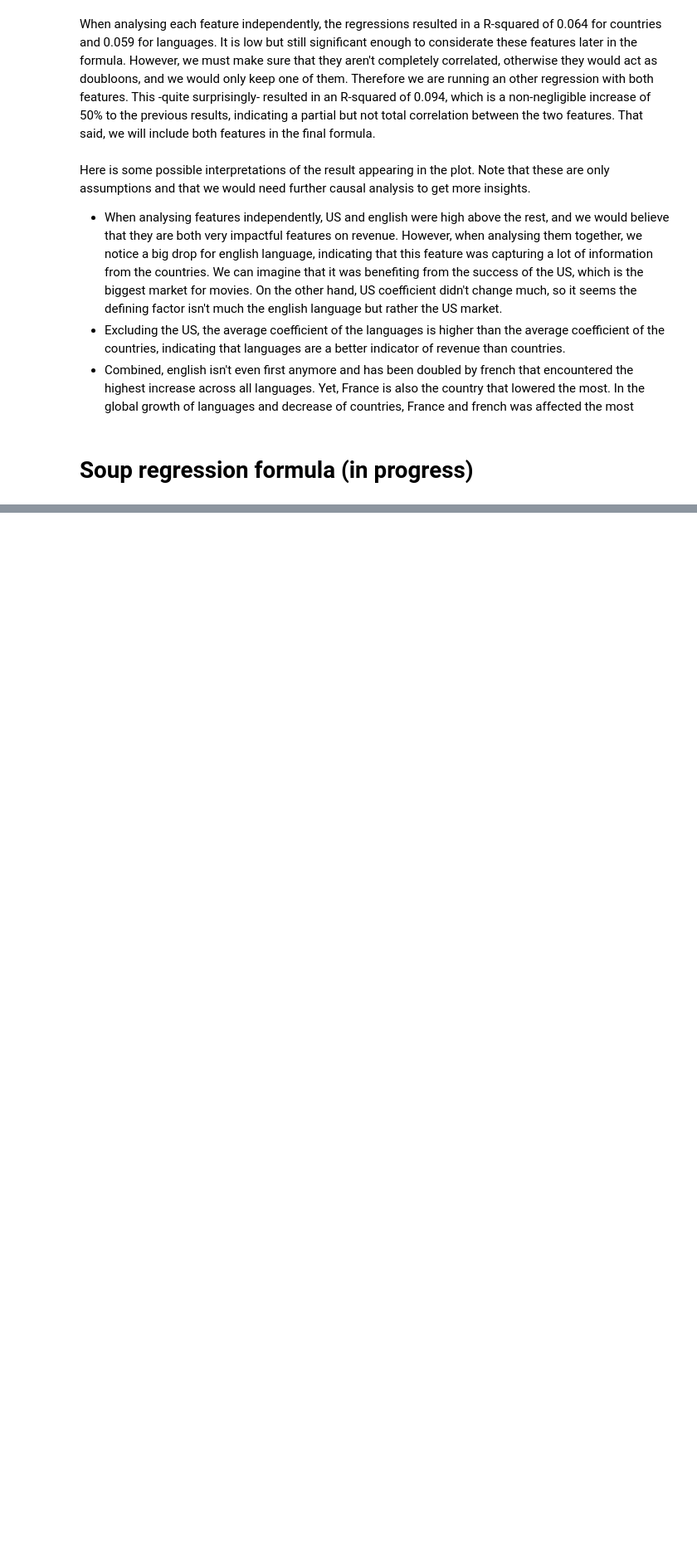
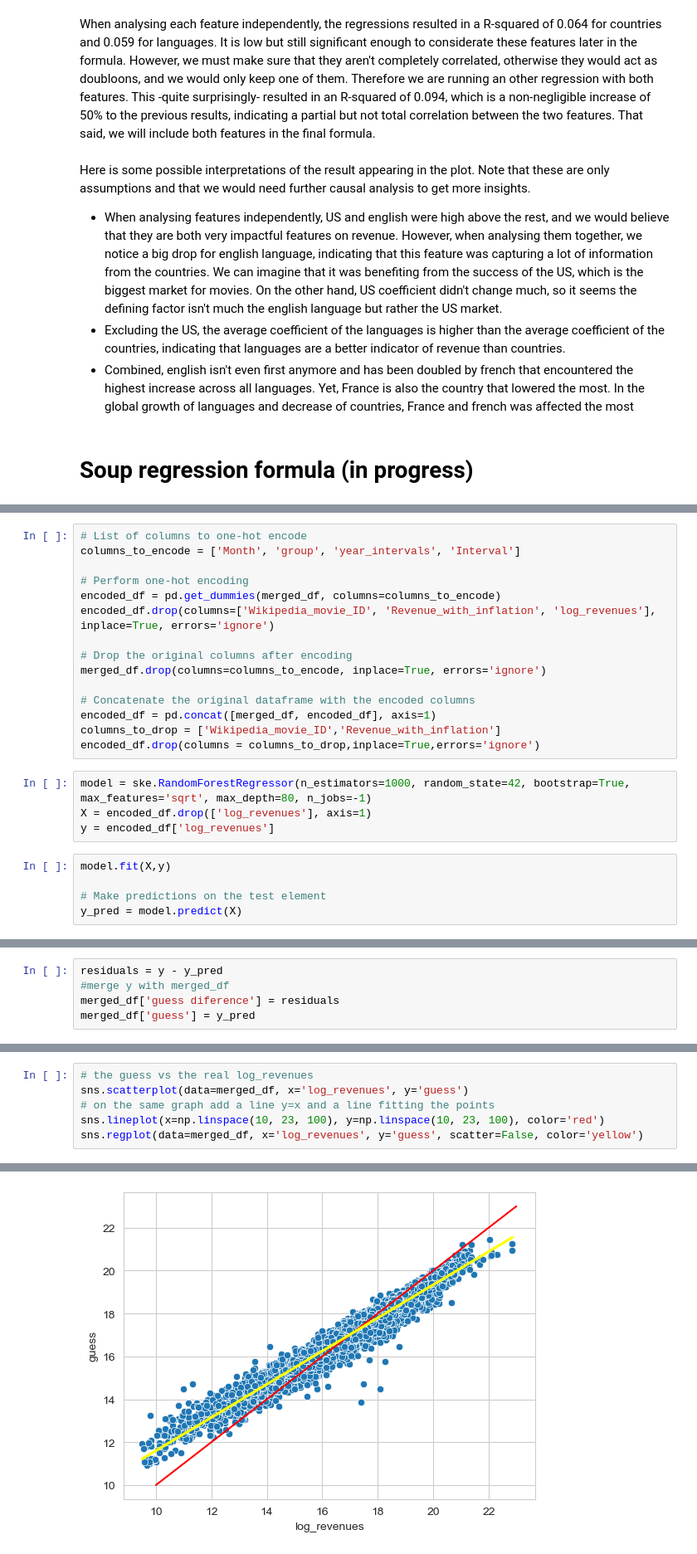
Before and after one commit to epfl-ada/ada-2023-project-adaflix, a Jupyter notebook: milestone_3.ipynb, the cells around one changed output, grey strips where cells are left out. Shown at 83% size. Saved outputs shown, nothing was run; the diff lists cells and outputs as text; blank space fills up the shorter version.

```diff
--- a/milestone_3.ipynb
+++ b/milestone_3.ipynb
@@ -869,0 +806,24 @@ model = regression_analysis(formula_df, 'log_revenues')
+# %%
+# List of columns to one-hot encode
+columns_to_encode = ['Month', 'group', 'year_intervals', 'Interval']
+
+# Perform one-hot encoding
+encoded_df = pd.get_dummies(merged_df, columns=columns_to_encode)
+encoded_df.drop(columns=['Wikipedia_movie_ID', 'Revenue_with_inflation', 'log_revenues'], inplace=True, errors='ignore')
+
+# Drop the original columns after encoding
+merged_df.drop(columns=columns_to_encode, inplace=True, errors='ignore')
+
+# Concatenate the original dataframe with the encoded columns
+encoded_df = pd.concat([merged_df, encoded_df], axis=1)
+columns_to_drop = ['Wikipedia_movie_ID','Revenue_with_inflation']
+encoded_df.drop(columns = columns_to_drop,inplace=True,errors='ignore')
+# %%
+model = ske.RandomForestRegressor(n_estimators=1000, random_state=42, bootstrap=True, max_features='sqrt', max_depth=80, n_jobs=-1)
+X = encoded_df.drop(['log_revenues'], axis=1)
+y = encoded_df['log_revenues']
+# %%
+model.fit(X,y)
+
+# Make predictions on the test element
+y_pred = model.predict(X)
@@ -869,0 +846,5 @@ model = regression_analysis(formula_df, 'log_revenues')
+# %%
+residuals = y - y_pred
+#merge y with merged_df
+merged_df['guess diference'] = residuals
+merged_df['guess'] = y_pred
@@ -869,0 +867,7 @@ model = regression_analysis(formula_df, 'log_revenues')
+# %%
+# the guess vs the real log_revenues
+sns.scatterplot(data=merged_df, x='log_revenues', y='guess')
+# on the same graph add a line y=x and a line fitting the points
+sns.lineplot(x=np.linspace(10, 23, 100), y=np.linspace(10, 23, 100), color='red')
+sns.regplot(data=merged_df, x='log_revenues', y='guess', scatter=False, color='yellow')
+# %% [output]
@@ -869,0 +875 @@ model = regression_analysis(formula_df, 'log_revenues')
+[figure, added]
```
Also changed, not shown: parts of 31 cells of this notebook, 1 other file.
